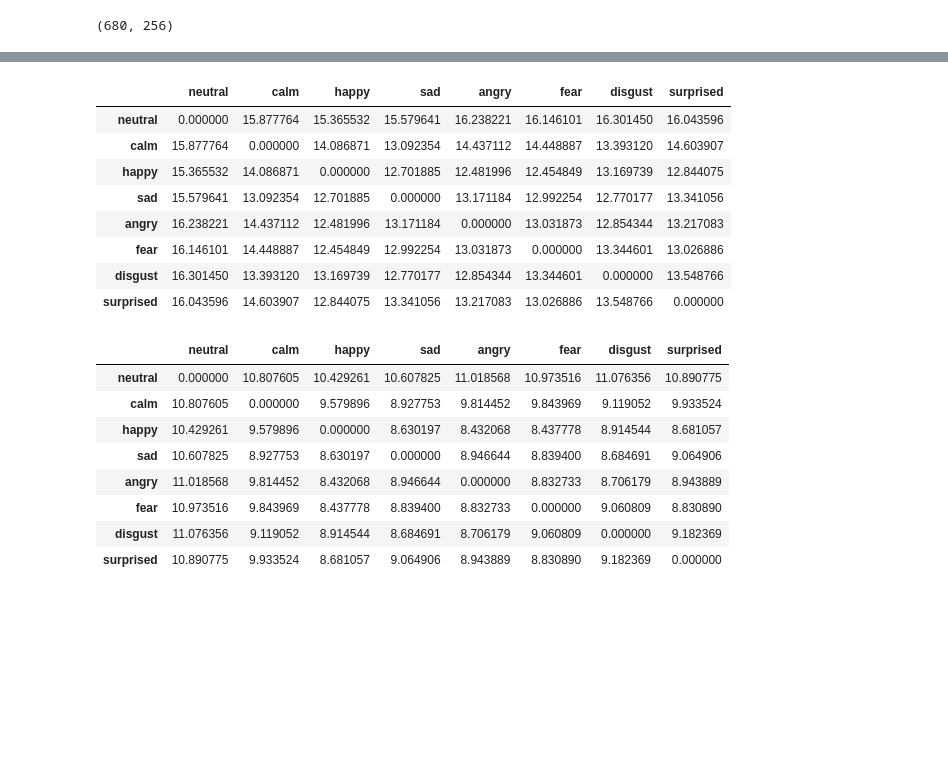
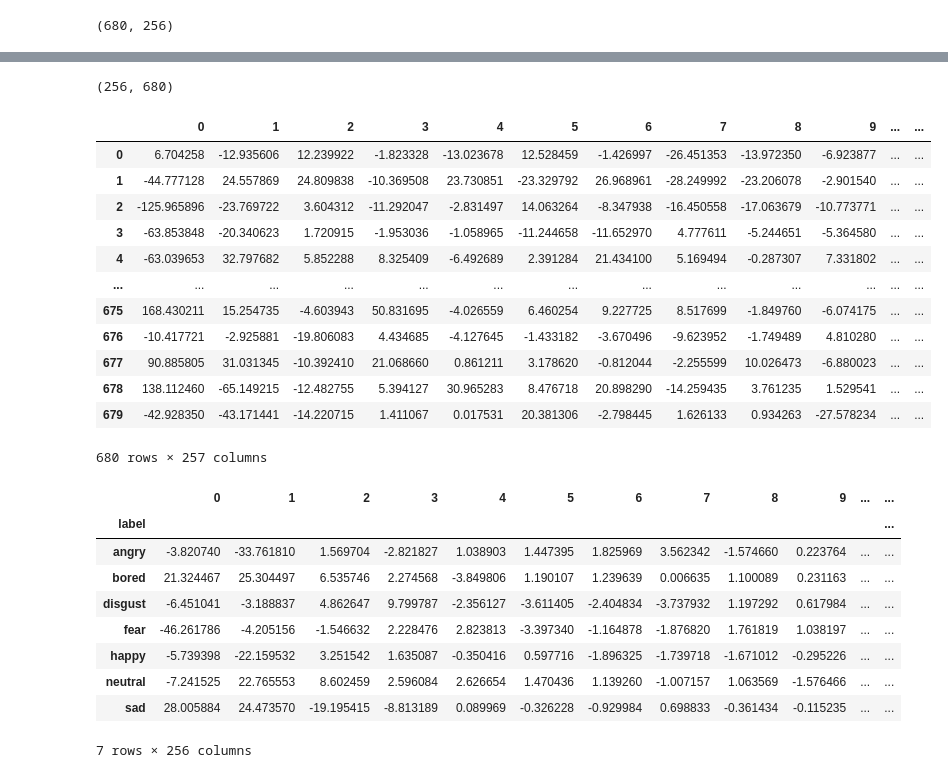
Before and after one commit to LIMUNIMI/thesis_adversarial_ml_audio, a Jupyter notebook: correleations_analysis.ipynb, the cells around one changed output, grey strips where cells are left out. Cells and saved outputs as stored; diff of their text form; code cells hidden in the pictures; blank space fills up the shorter version.

```diff
--- a/correleations_analysis.ipynb
+++ b/correleations_analysis.ipynb
@@ -298,24 +92,36 @@ pd.DataFrame(dist_pearson['ravdess'], index=ravdess_l , columns=ravdess_l)
-# %%
-pd.DataFrame(dist_spearman['ravdess'], index=ravdess_l , columns=ravdess_l)
-# %% [output]
-|  | neutral | calm | happy | sad | angry | fear | disgust | surprised |
-| neutral | 0.000000 | 15.877764 | 15.365532 | 15.579641 | 16.238221 | 16.146101 | 16.301450 | 16.043596 |
-| calm | 15.877764 | 0.000000 | 14.086871 | 13.092354 | 14.437112 | 14.448887 | 13.393120 | 14.603907 |
-| happy | 15.365532 | 14.086871 | 0.000000 | 12.701885 | 12.481996 | 12.454849 | 13.169739 | 12.844075 |
-| sad | 15.579641 | 13.092354 | 12.701885 | 0.000000 | 13.171184 | 12.992254 | 12.770177 | 13.341056 |
-| angry | 16.238221 | 14.437112 | 12.481996 | 13.171184 | 0.000000 | 13.031873 | 12.854344 | 13.217083 |
-| fear | 16.146101 | 14.448887 | 12.454849 | 12.992254 | 13.031873 | 0.000000 | 13.344601 | 13.026886 |
-| disgust | 16.301450 | 13.393120 | 13.169739 | 12.770177 | 12.854344 | 13.344601 | 0.000000 | 13.548766 |
-| surprised | 16.043596 | 14.603907 | 12.844075 | 13.341056 | 13.217083 | 13.026886 | 13.548766 | 0.000000 |
-# %%
-pd.DataFrame(dist_kendall['ravdess'], index=ravdess_l , columns=ravdess_l)
-# %% [output]
-|  | neutral | calm | happy | sad | angry | fear | disgust | surprised |
-| neutral | 0.000000 | 10.807605 | 10.429261 | 10.607825 | 11.018568 | 10.973516 | 11.076356 | 10.890775 |
-| calm | 10.807605 | 0.000000 | 9.579896 | 8.927753 | 9.814452 | 9.843969 | 9.119052 | 9.933524 |
-| happy | 10.429261 | 9.579896 | 0.000000 | 8.630197 | 8.432068 | 8.437778 | 8.914544 | 8.681057 |
-| sad | 10.607825 | 8.927753 | 8.630197 | 0.000000 | 8.946644 | 8.839400 | 8.684691 | 9.064906 |
-| angry | 11.018568 | 9.814452 | 8.432068 | 8.946644 | 0.000000 | 8.832733 | 8.706179 | 8.943889 |
-| fear | 10.973516 | 9.843969 | 8.437778 | 8.839400 | 8.832733 | 0.000000 | 9.060809 | 8.830890 |
-| disgust | 11.076356 | 9.119052 | 8.914544 | 8.684691 | 8.706179 | 9.060809 | 0.000000 | 9.182369 |
-| surprised | 10.890775 | 9.933524 | 8.681057 | 9.064906 | 8.943889 | 8.830890 | 9.182369 | 0.000000 |
+# %%
+np.transpose(pc['emodb']).shape
+# %% [output]
+(256, 680)
+# %%
+labels = md['emodb'].label
+df = pd.DataFrame(pc['emodb'])
+df['label'] = labels
+df
+# %% [output]
+|  | 0 | 1 | 2 | 3 | 4 | 5 | 6 | 7 | 8 | 9 | ... | ... |
+| 0 | 6.704258 | -12.935606 | 12.239922 | -1.823328 | -13.023678 | 12.528459 | -1.426997 | -26.451353 | -13.972350 | -6.923877 | ... | ... |
+| 1 | -44.777128 | 24.557869 | 24.809838 | -10.369508 | 23.730851 | -23.329792 | 26.968961 | -28.249992 | -23.206078 | -2.901540 | ... | ... |
+| 2 | -125.965896 | -23.769722 | 3.604312 | -11.292047 | -2.831497 | 14.063264 | -8.347938 | -16.450558 | -17.063679 | -10.773771 | ... | ... |
+| 3 | -63.853848 | -20.340623 | 1.720915 | -1.953036 | -1.058965 | -11.244658 | -11.652970 | 4.777611 | -5.244651 | -5.364580 | ... | ... |
+| 4 | -63.039653 | 32.797682 | 5.852288 | 8.325409 | -6.492689 | 2.391284 | 21.434100 | 5.169494 | -0.287307 | 7.331802 | ... | ... |
+| ... | ... | ... | ... | ... | ... | ... | ... | ... | ... | ... | ... | ... |
+| 675 | 168.430211 | 15.254735 | -4.603943 | 50.831695 | -4.026559 | 6.460254 | 9.227725 | 8.517699 | -1.849760 | -6.074175 | ... | ... |
+| 676 | -10.417721 | -2.925881 | -19.806083 | 4.434685 | -4.127645 | -1.433182 | -3.670496 | -9.623952 | -1.749489 | 4.810280 | ... | ... |
+| 677 | 90.885805 | 31.031345 | -10.392410 | 21.068660 | 0.861211 | 3.178620 | -0.812044 | -2.255599 | 10.026473 | -6.880023 | ... | ... |
+| 678 | 138.112460 | -65.149215 | -12.482755 | 5.394127 | 30.965283 | 8.476718 | 20.898290 | -14.259435 | 3.761235 | 1.529541 | ... | ... |
+| 679 | -42.928350 | -43.171441 | -14.220715 | 1.411067 | 0.017531 | 20.381306 | -2.798445 | 1.626133 | 0.934263 | -27.578234 | ... | ... |
+680 rows × 257 columns
+# %%
+df.groupby(['label']).mean()
+# %% [output]
+|  | 0 | 1 | 2 | 3 | 4 | 5 | 6 | 7 | 8 | 9 | ... | ... |
+| label |  |  |  |  |  |  |  |  |  |  |  | ... |
+| angry | -3.820740 | -33.761810 | 1.569704 | -2.821827 | 1.038903 | 1.447395 | 1.825969 | 3.562342 | -1.574660 | 0.223764 | ... | ... |
+| bored | 21.324467 | 25.304497 | 6.535746 | 2.274568 | -3.849806 | 1.190107 | 1.239639 | 0.006635 | 1.100089 | 0.231163 | ... | ... |
+| disgust | -6.451041 | -3.188837 | 4.862647 | 9.799787 | -2.356127 | -3.611405 | -2.404834 | -3.737932 | 1.197292 | 0.617984 | ... | ... |
+| fear | -46.261786 | -4.205156 | -1.546632 | 2.228476 | 2.823813 | -3.397340 | -1.164878 | -1.876820 | 1.761819 | 1.038197 | ... | ... |
+| happy | -5.739398 | -22.159532 | 3.251542 | 1.635087 | -0.350416 | 0.597716 | -1.896325 | -1.739718 | -1.671012 | -0.295226 | ... | ... |
+| neutral | -7.241525 | 22.765553 | 8.602459 | 2.596084 | 2.626654 | 1.470436 | 1.139260 | -1.007157 | 1.063569 | -1.576466 | ... | ... |
+| sad | 28.005884 | 24.473570 | -19.195415 | -8.813189 | 0.089969 | -0.326228 | -0.929984 | 0.698833 | -0.361434 | -0.115235 | ... | ... |
+7 rows × 256 columns
```
Also changed, not shown: parts of 37 cells of this notebook.
